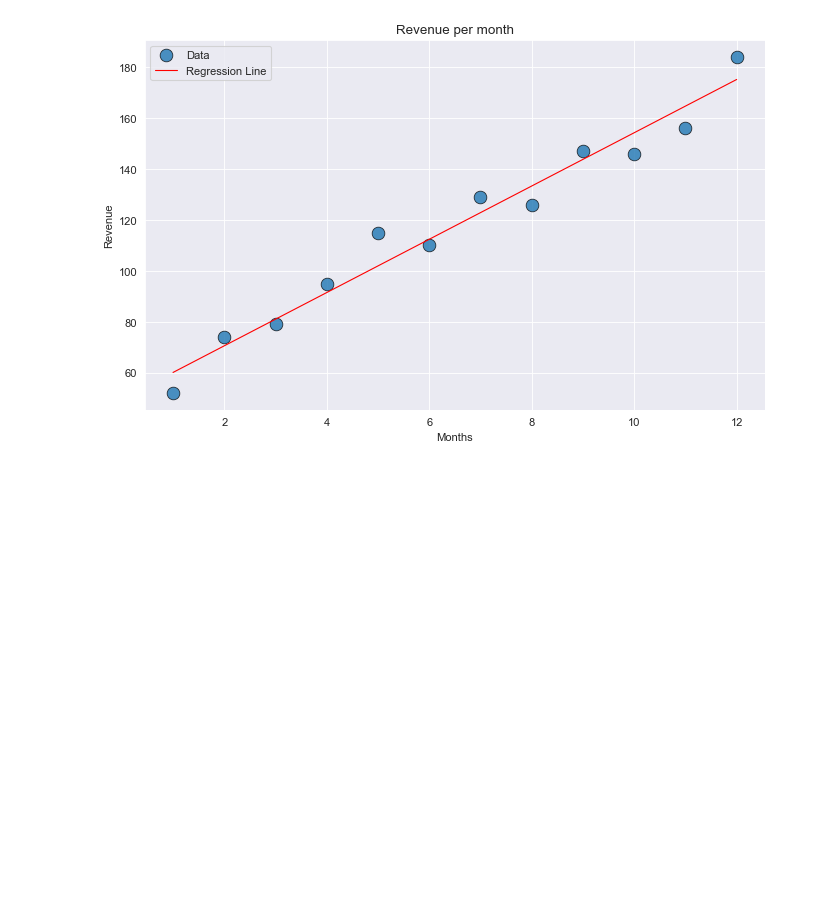
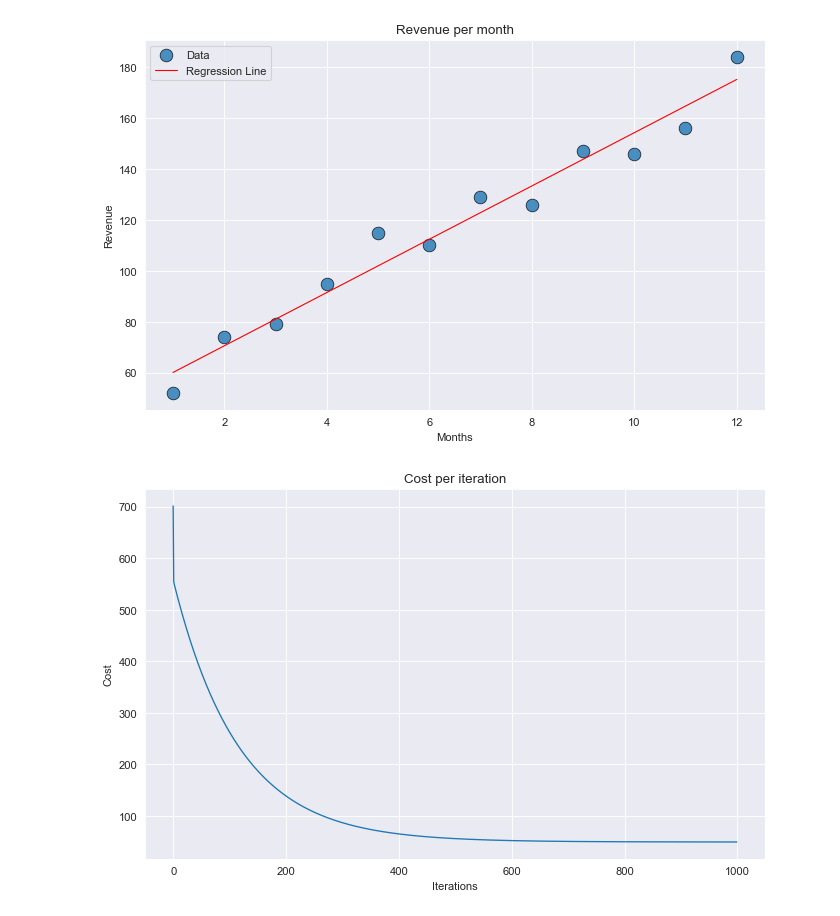
Before and after one commit to Computer-Society-Uniandes/Torombolo_Library, a Jupyter notebook: examples/linear_regression/simple_usage.ipynb, the cells around one changed output. Saved outputs shown, nothing was run; the diff lists cells and outputs as text; code cells hidden in the pictures; blank space fills up the shorter version.

```diff
--- a/examples/linear_regression/simple_usage.ipynb
+++ b/examples/linear_regression/simple_usage.ipynb
@@ -92,3 +92,18 @@ plt.legend()
 plt.show()
 # %% [output]
 [figure]
+# %%
+plt.figure(figsize=(10, 6))
+
+sns.lineplot(
+    x=range(len(lr.costs)),
+    y=lr.costs,
+    linewidth=1.2,
+)
+
+plt.xlabel('Iterations')
+plt.ylabel('Cost')
+plt.title('Cost per iteration')
+plt.show()
+# %% [output]
+[figure, added]
```
